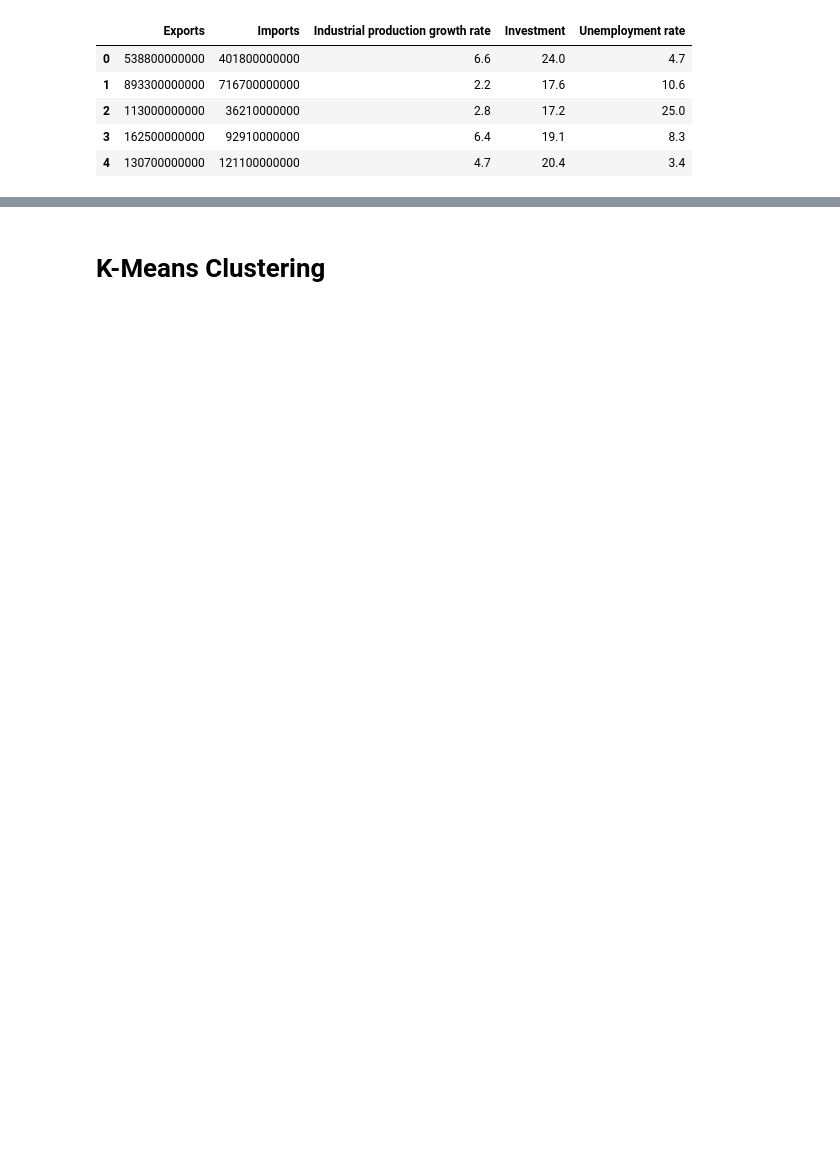
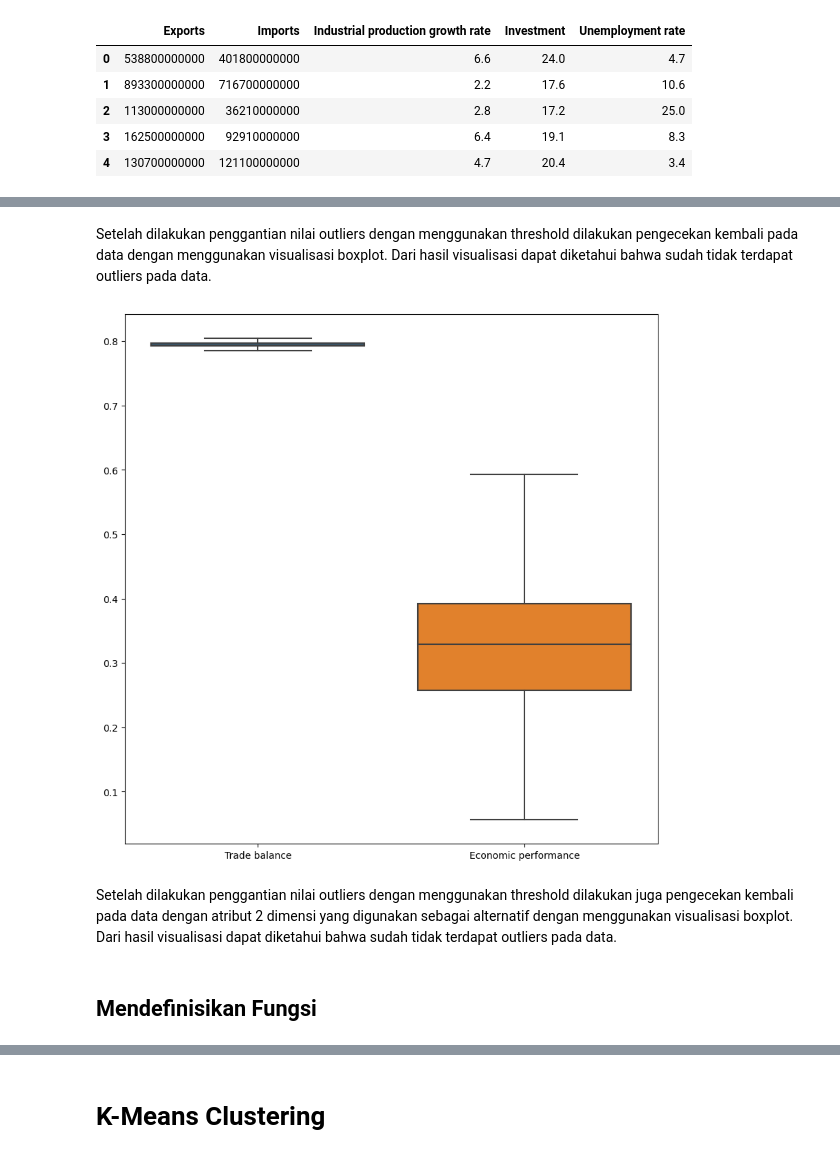
Before and after one commit to mzkki25/kmeans-without-libraries, a Jupyter notebook: kmeans.ipynb, the cells around one changed output, grey strips where cells are left out. Drawn from its saved outputs; the diff is of its cells as text; code cells hidden in the pictures; blank space fills up the shorter version.

```diff
--- a/kmeans.ipynb
+++ b/kmeans.ipynb
@@ -61,0 +127,13 @@ df.head()
+# %% [markdown]
+Setelah dilakukan penggantian nilai outliers dengan menggunakan threshold dilakukan pengecekan kembali pada data dengan menggunakan visualisasi boxplot. Dari hasil visualisasi dapat diketahui bahwa sudah tidak terdapat outliers pada data.
+# %%
+# cek boxplot data 2 dimensi
+plt.figure(figsize=(10, 10))
+sns.boxplot(data=df2)
+plt.show()
+# %% [output]
+[figure, added]
+# %% [markdown]
+Setelah dilakukan penggantian nilai outliers dengan menggunakan threshold dilakukan juga pengecekan kembali pada data dengan atribut 2 dimensi yang digunakan sebagai alternatif dengan menggunakan visualisasi boxplot. Dari hasil visualisasi dapat diketahui bahwa sudah tidak terdapat outliers pada data.
+# %% [markdown]
+## Mendefinisikan Fungsi
```
Also changed, not shown: parts of 69 cells of this notebook.
